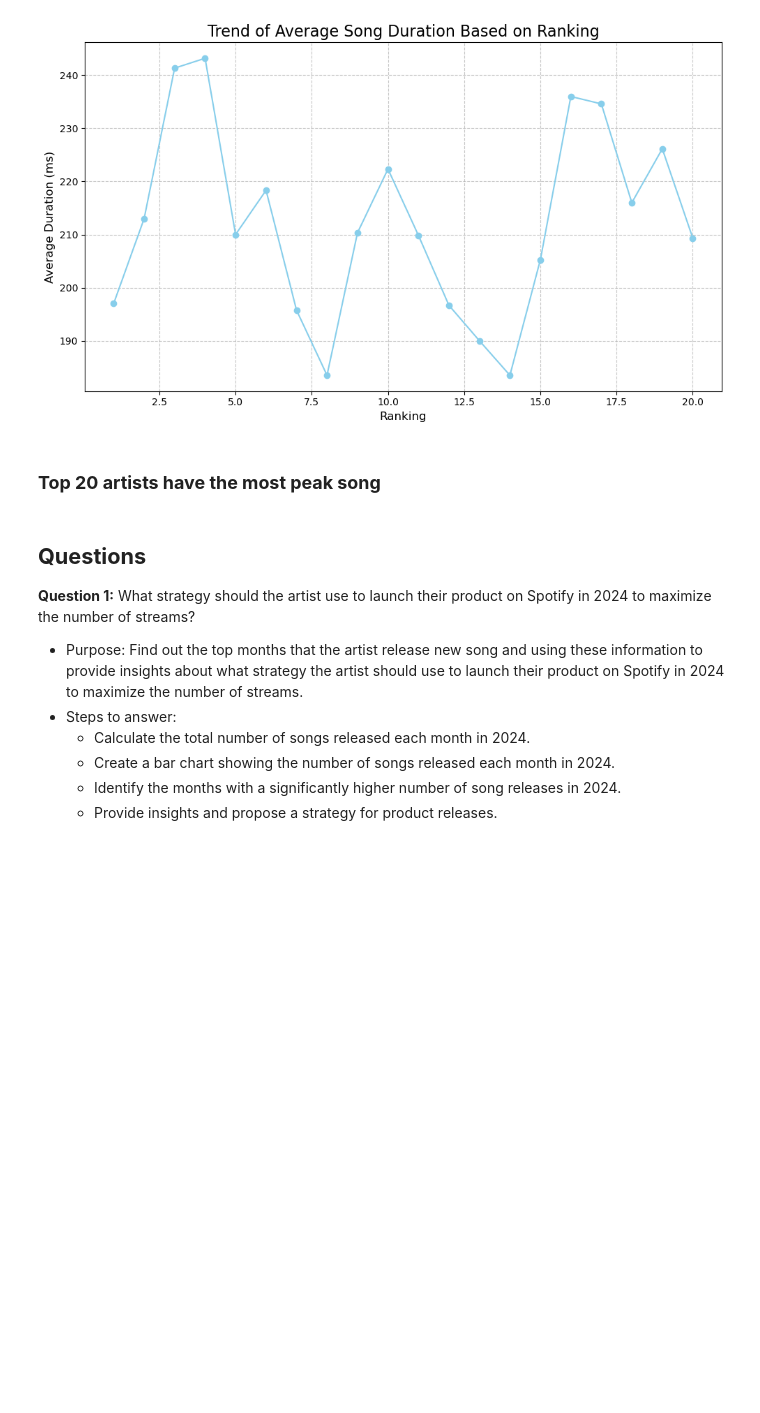
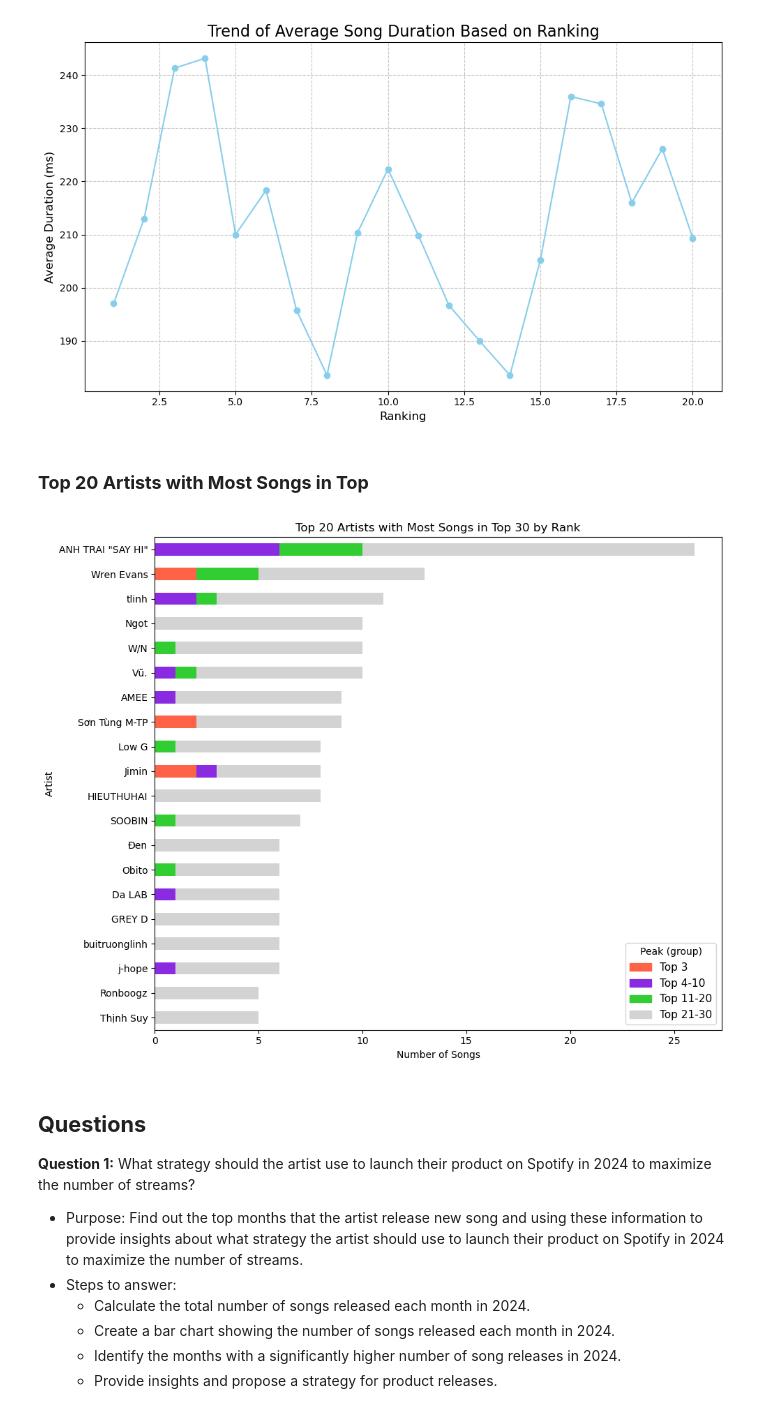
Before and after one commit to pililover/DataScience-Jobs-Market, a Jupyter notebook: SOURCECODE/Data_analysis.ipynb, the cells around one changed output. Drawn from its saved outputs; the diff is of its cells as text; code cells hidden in the pictures; blank space fills up the shorter version.

```diff
--- a/SOURCECODE/Data_analysis.ipynb
+++ b/SOURCECODE/Data_analysis.ipynb
@@ -436,8 +436,72 @@ plt.tight_layout()
 plt.show()
 # %% [output]
 [figure]
-# %% [markdown]
-### **Top 20 artists have the most peak song**
+# %% [markdown]
+### **Top 20 Artists with Most Songs in Top**
+# %%
+import matplotlib.patches as mpatches
+
+# Split artist_names into separate rows for each artist
+df_exploded = df.assign(artist_names=df['artist_names'].str.split(',')).explode('artist_names')
+
+# Ensure that there are no leading/trailing spaces in the artist names
+df_exploded['artist_names'] = df_exploded['artist_names'].str.strip()
+
+# Group by artist and rank, then count the number of songs
+rank_counts = df_exploded.drop_duplicates('track_name').groupby(['artist_names', 'rank']).size().unstack(fill_value=0)
+
+# Sort artists by the total number of songs
+rank_counts['Total'] = rank_counts.sum(axis=1)
+rank_counts = rank_counts.sort_values(by='Total', ascending=False).head(20)
+rank_counts = rank_counts[::-1]
+
+# Define the custom colors for each rank group
+rank_colors = {
+    'Top3': '#FF6347',  # Brighter red
+    'Top4-10': '#8A2BE2',  # Brighter purple
+    'Top11-20': '#32CD32',  # Brighter green
+    'Top21-30': '#D3D3D3'   # Lighter gray
+}
+
+# Create a custom color mapping based on rank
+color_mapping = []
+for rank in rank_counts.columns[:-1]:  # Exclude 'Total' column
+    if int(rank) <= 3:
+        color_mapping.append(rank_colors['Top3'])
+    elif 4 <= int(rank) <= 10:
+        color_mapping.append(rank_colors['Top4-10'])
+    elif 11 <= int(rank) <= 20:
+        color_mapping.append(rank_colors['Top11-20'])
+    else:
+        color_mapping.append(rank_colors['Top21-30'])
+
+# Plotting
+fig, ax = plt.subplots(figsize=(10, 8))
+bars = rank_counts.drop(columns='Total').plot(kind='barh', stacked=True, ax=ax, color=color_mapping)
+
+# Customizing the plot
+ax.set_xlabel('Number of Songs')
+ax.set_ylabel('Artist')
+ax.set_title('Top 20 Artists with Most Songs in Top 30 by Rank')
+
+# Manually creating legend handles to match the custom colors
+legend_handles = [
+    mpatches.Patch(color=rank_colors['Top3'], label='Top 3'),
+    mpatches.Patch(color=rank_colors['Top4-10'], label='Top 4-10'),
+    mpatches.Patch(color=rank_colors['Top11-20'], label='Top 11-20'),
+    mpatches.Patch(color=rank_colors['Top21-30'], label='Top 21-30')
+]
+
+# Position the legend in the bottom-right corner inside the plot area
+ax.legend(handles=legend_handles, title='Peak (group)', loc='lower right', bbox_to_anchor=(1, 0), fontsize=11)
+
+# Ensure layout is adjusted
+plt.tight_layout()
+
+# Display the plot
+plt.show()
+# %% [output]
+[figure, added]
 # %% [markdown]
 ## **Questions**
 **Question 1:** What strategy should the artist use to launch their product on Spotify in 2024 to maximize the number of streams?
```
